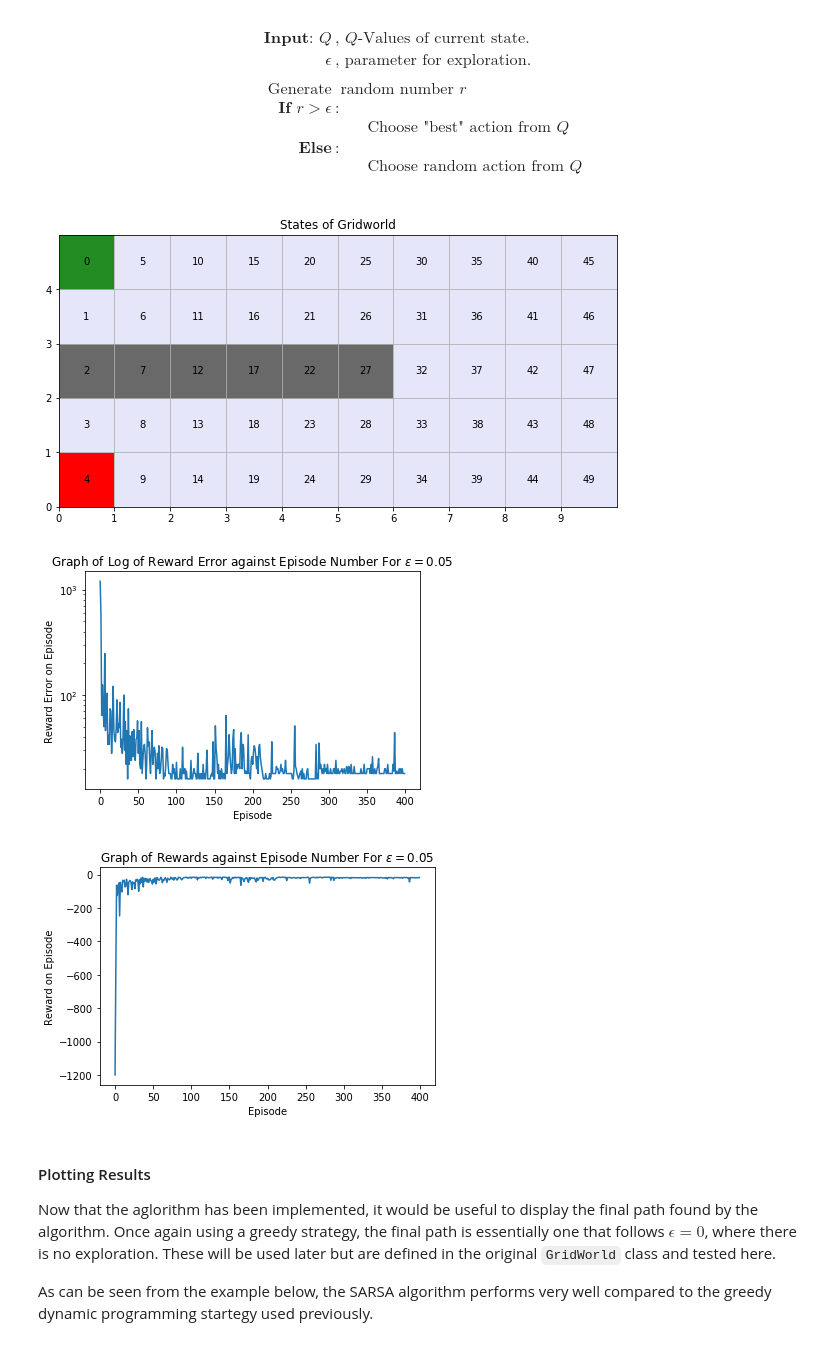
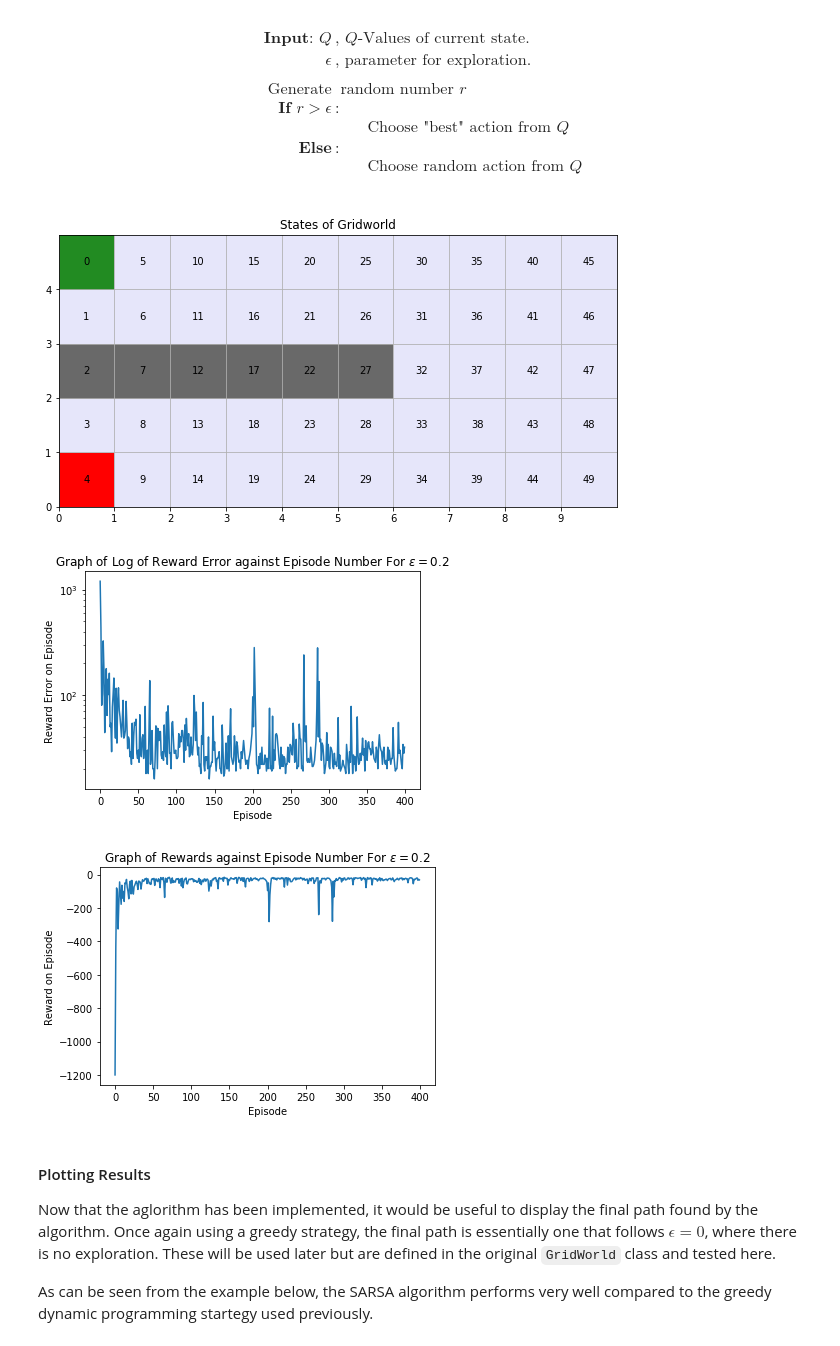
Before and after one commit to Super-SaiyanSandwich/ECMM422-CA4, a Jupyter notebook: ECMM422-CA4-RL-2020.ipynb, the cells around one changed output. Cells and saved outputs as stored; diff of their text form; code cells hidden in the pictures.

```diff
--- a/ECMM422-CA4-RL-2020.ipynb
+++ b/ECMM422-CA4-RL-2020.ipynb
@@ -783,36 +809,36 @@ def SARSA(world, alpha = 0.4, epsilon = 0.05, episodes = 400, steps = 2500, verb
                 out.append([episode, reward])
                 t += steps
 
         if t < steps + 2:
             out.append([episode, reward])
     return out, Q
 
 
 world3 = GridWorld(10, 5, gamma=0.9, start=[0,0], goal=[0,4], cliff=[[0,2], [1,2], [2,2], [3,2], [4,2], [5,2]],cliff_penalty=-8)
 world3.plot_states()
 
-epsilon = 0.05
+epsilon = 0.2
 o, _ = SARSA(world3, epsilon = epsilon)
 o = np.array(o)
 
 plt.figure()
 plt.plot(o[:,0], -o[:,1])
 plt.xlabel("Episode")
 plt.ylabel("Reward Error on Episode")
 plt.yscale("log")
 plt.title(f"Graph of Log of Reward Error against Episode Number For $\epsilon = {epsilon}$")
 plt.show()
 
 plt.figure()
 plt.plot(o[:,0], o[:,1])
 plt.xlabel("Episode")
 plt.ylabel("Reward on Episode")
 plt.title(f"Graph of Rewards against Episode Number For $\epsilon = {epsilon}$")
 plt.show()
 # %% [output]
 [figure]
-[figure, old version]
+[figure, new version]
-[figure, old version]
+[figure, new version]
 # %% [markdown]
 #### Plotting Results
 
```
Also changed, not shown: parts of 28 cells of this notebook.
